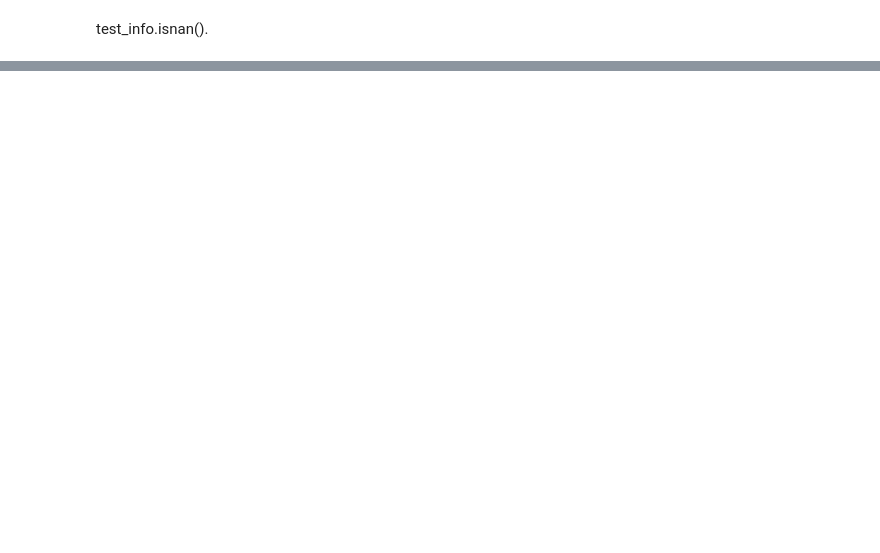
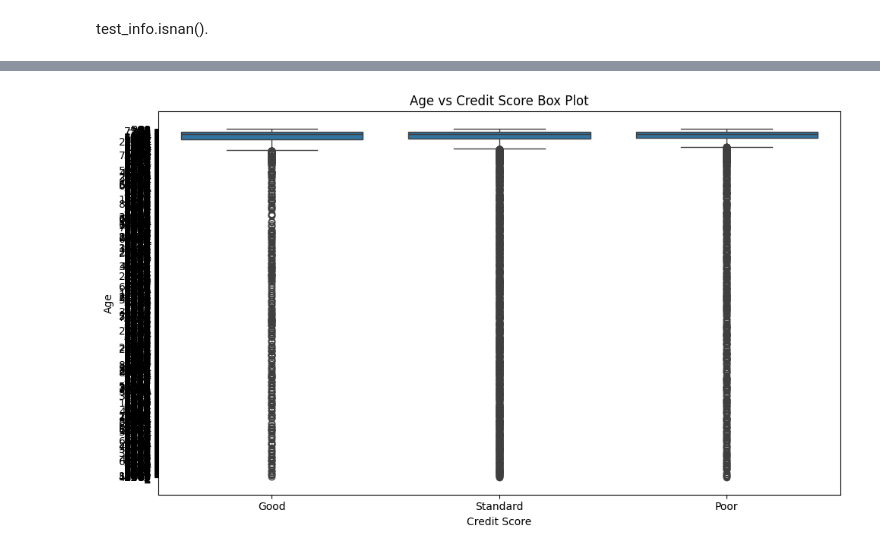
Before and after one commit to Harshk10-star/Credit-Score-Classification, a Jupyter notebook: project.ipynb, the cells around one changed output, grey strips where cells are left out. Cells and saved outputs as stored; diff of their text form; code cells hidden in the pictures; blank space fills up the shorter version.

```diff
--- a/project.ipynb
+++ b/project.ipynb
@@ -374,0 +392,17 @@ dtype: int64
+# %%
+# Set the figure size
+plt.figure(figsize=(10, 6))
+
+# Create a box plot
+sns.boxplot(x='Credit_Score', y='Age', data=test_info)
+
+# Add labels and title
+plt.xlabel('Credit Score')
+plt.ylabel('Age')
+plt.title('Age vs Credit Score Box Plot')
+
+# Show the plot
+plt.tight_layout()
+plt.show()
+# %% [output]
+[figure, added]
```
Also changed, not shown: parts of 25 cells of this notebook.
